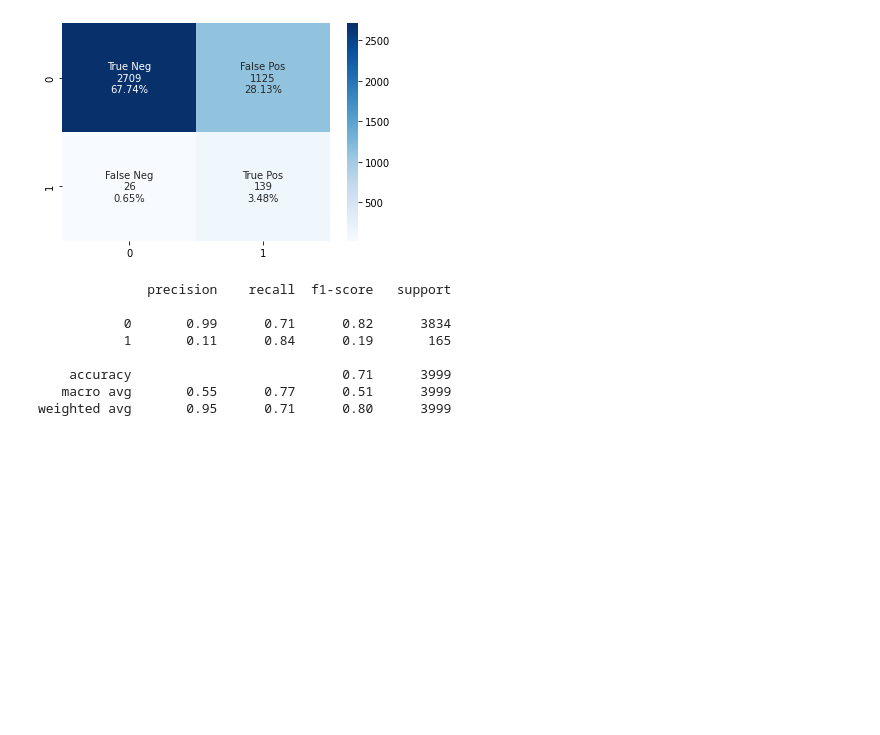
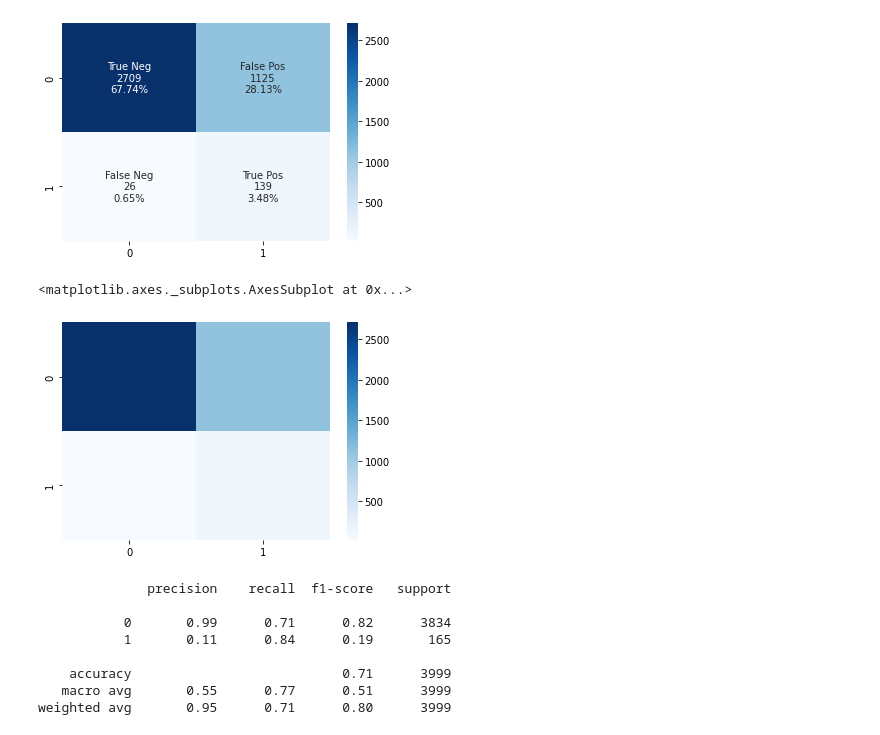
Before and after one commit to tejaspradhan/Graph-Neural-Networks, a Jupyter notebook: hiv-project/ensemble_gnn.ipynb, the cells around one changed output. Drawn from its saved outputs; the diff is of its cells as text; code cells hidden in the pictures; blank space fills up the shorter version.

```diff
--- a/hiv-project/ensemble_gnn.ipynb
+++ b/hiv-project/ensemble_gnn.ipynb
@@ -431,6 +444,11 @@ Test Loss : 0.782545018941164
 plot_confusion_matrix(confusion_matrix(test_labels,test_preds))
 # %% [output]
 [figure]
+# %%
+sns.heatmap(confusion_matrix(test_labels,test_preds), cmap='Blues')
+# %% [output]
+<matplotlib.axes._subplots.AxesSubplot at 0x...>
+[figure, added]
 # %%
 print(classification_report(test_labels,test_preds))
 # %% [output]
```
Also changed, not shown: parts of 13 cells of this notebook.
